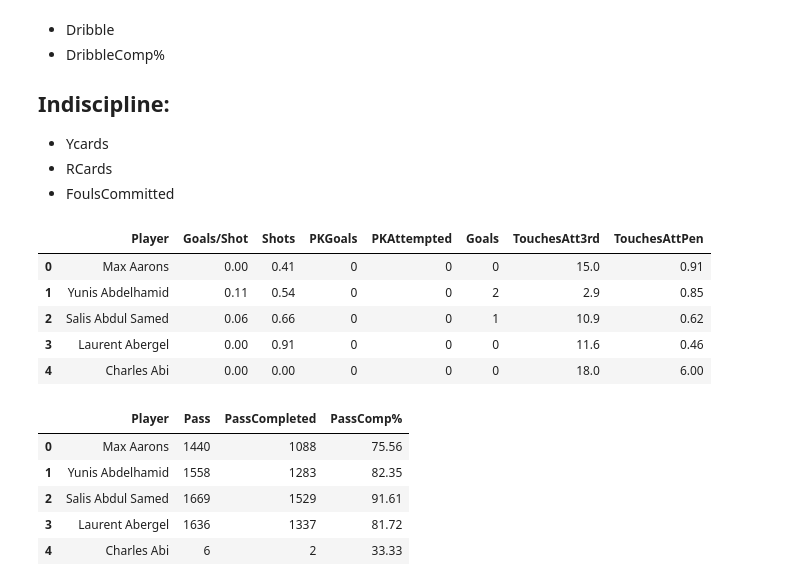
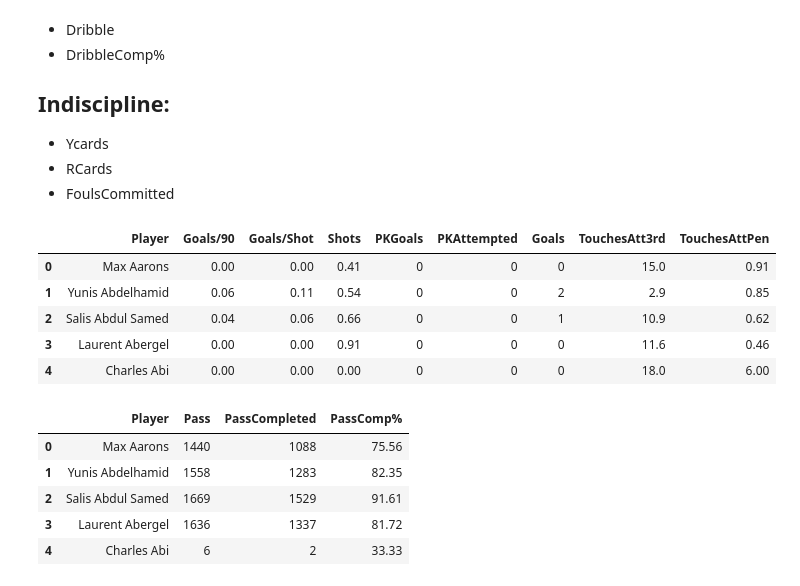
Before and after one commit to mundrapranay/csc440-final-project, a Jupyter notebook: preprocessing.ipynb, the cells around one changed output. Saved outputs shown, nothing was run; the diff lists cells and outputs as text; code cells hidden in the pictures.

```diff
--- a/preprocessing.ipynb
+++ b/preprocessing.ipynb
@@ -38,7 +38,7 @@ football_player_stats['TouchesAttPen'] = data['TouAttPen']
 football_player_stats['BlocksOnTargetShots'] = data['BlkShSv']
 football_player_stats['BlocksShots'] = data['BlkSh']
 football_player_stats['BlocksPasses'] = data['BlkPass']
-football_player_stats['Blocks'] = data['Blocks'] - (data['BlkShSv'] + data['BlkSh'] + data['BlkPass'])
+football_player_stats['Blocks'] = (data['Blocks'] - (data['BlkShSv'] + data['BlkSh'] + data['BlkPass'])).round(0).astype(int)
 football_player_stats['PKGoals'] = ((data['ShoPK'] * data['Min']) / 90).round(0).astype(int)
 football_player_stats['PKAttempted'] = ((data['PKatt'] * data['Min']) / 90).round(0).astype(int)
 football_player_stats['Goals'] = ((data['Goals'] * data['Min']) / 90).round(0).astype(int)
@@ -134,15 +134,15 @@ We group the above attributes into the following categories:
 - RCards
 - FoulsCommitted
 # %%
-Attack_Stats = football_player_stats[["Player","Goals/Shot", "Shots", "PKGoals", "PKAttempted", "Goals", "TouchesAtt3rd", "TouchesAttPen"]]
+Attack_Stats = football_player_stats[["Player","Goals/90","Goals/Shot", "Shots", "PKGoals", "PKAttempted", "Goals", "TouchesAtt3rd", "TouchesAttPen"]]
 Attack_Stats.head()
 # %% [output]
-|  | Player | Goals/Shot | Shots | PKGoals | PKAttempted | Goals | TouchesAtt3rd | TouchesAttPen |
-| 0 | Max Aarons | 0.00 | 0.41 | 0 | 0 | 0 | 15.0 | 0.91 |
-| 1 | Yunis Abdelhamid | 0.11 | 0.54 | 0 | 0 | 2 | 2.9 | 0.85 |
-| 2 | Salis Abdul Samed | 0.06 | 0.66 | 0 | 0 | 1 | 10.9 | 0.62 |
-| 3 | Laurent Abergel | 0.00 | 0.91 | 0 | 0 | 0 | 11.6 | 0.46 |
-| 4 | Charles Abi | 0.00 | 0.00 | 0 | 0 | 0 | 18.0 | 6.00 |
+|  | Player | Goals/90 | Goals/Shot | Shots | PKGoals | PKAttempted | Goals | TouchesAtt3rd | TouchesAttPen |
+| 0 | Max Aarons | 0.00 | 0.00 | 0.41 | 0 | 0 | 0 | 15.0 | 0.91 |
+| 1 | Yunis Abdelhamid | 0.06 | 0.11 | 0.54 | 0 | 0 | 2 | 2.9 | 0.85 |
+| 2 | Salis Abdul Samed | 0.04 | 0.06 | 0.66 | 0 | 0 | 1 | 10.9 | 0.62 |
+| 3 | Laurent Abergel | 0.00 | 0.00 | 0.91 | 0 | 0 | 0 | 11.6 | 0.46 |
+| 4 | Charles Abi | 0.00 | 0.00 | 0.00 | 0 | 0 | 0 | 18.0 | 6.00 |
 # %%
 Pass_Stats = football_player_stats[["Player","Pass", "PassCompleted", "PassComp%"]]
 Pass_Stats.head()
```
Also changed, not shown: parts of 3 cells of this notebook.
